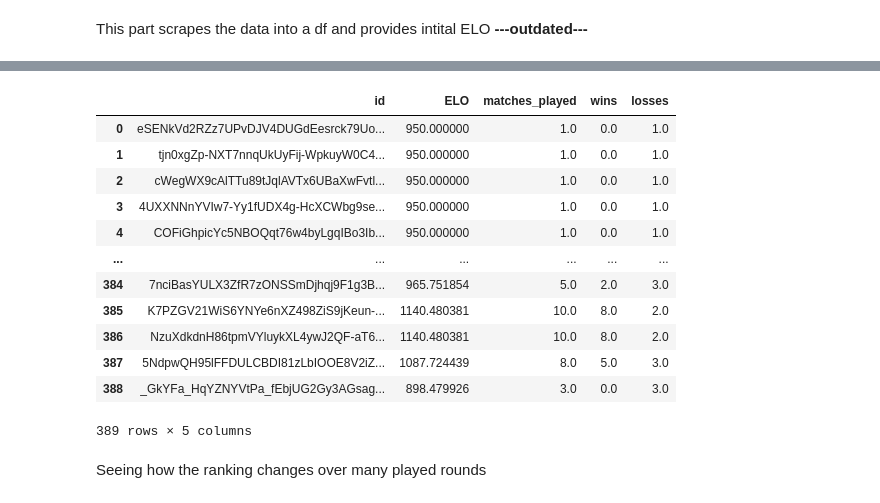
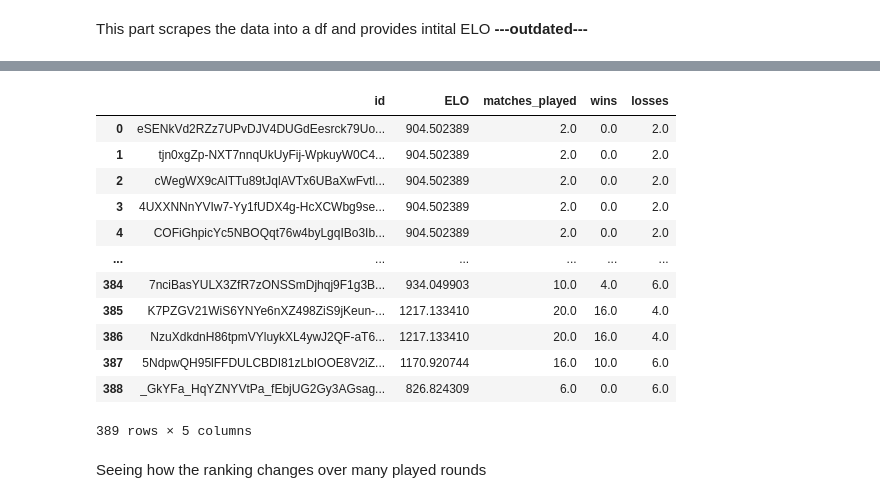
Before and after one commit to levente-murgas/hackathon, a Jupyter notebook: jupyter_analysis/gamerank core.ipynb, the cells around one changed output, grey strips where cells are left out. Drawn from its saved outputs; the diff is of its cells as text; code cells hidden in the pictures.

```diff
--- a/jupyter_analysis/gamerank core.ipynb
+++ b/jupyter_analysis/gamerank core.ipynb
@@ -100,34 +100,52 @@ for i in range(1, len(data)):
 
     winners = get_field_values(participants, 'win')
     if not any(winners):
-        #TODO draw needs to be handled
-        continue
+        teamAELO = 0.0
+        teamBELO = 0.0
+        for n in range(5):
+            teamAELO += playersdf.loc[playersdf['id'] == (participants[0][n]), 'ELO'].values[0] / 5
+        for n in range(5, 10):
+            teamBELO += playersdf.loc[playersdf['id'] == (participants[0][n]), 'ELO'].values[0] / 5
+        expA = expected_result(teamAELO, teamBELO)
+        deltaAELO = k * (0.5 - expA)
+        expB = expected_result(teamBELO, teamAELO)
+        deltaBELO = k * (0.5 - expB)
+        print('-------------------------------------')
+        print('\n', i, ' A ELO: ', teamAELO, ' B ELO: ', teamBELO)
+        print(i, ' deltaAELO: ', deltaAELO, ' deltaBELO: ', deltaBELO)
 
-    winnerteam = []
-    loserteam = []
-    winnerELO = 0.0
-    loserELO = 0.0
-    for n, w in enumerate(winners):
-        if w:
-            winnerteam.append(participants[0][n])
-            winnerELO += playersdf.loc[playersdf['id'] == (participants[0][n]), 'ELO'].values[0] / 5
-        else:
-            loserteam.append(participants[0][n])
-            loserELO += playersdf.loc[playersdf['id'] == (participants[0][n]), 'ELO'].values[0] / 5
+        for n in range(5):
+            playersdf.loc[playersdf['id'] == (participants[0][n]), 'ELO'] += deltaAELO
+        for n in range(5, 10):
+            playersdf.loc[playersdf['id'] == (participants[0][n]), 'ELO'] += deltaBELO
 
-    k = 100.0
-    expected_winner = expected_result(winnerELO, loserELO)
-    delta_winnerELO = k * (1 - expected_winner)
-    expected_loser = expected_result(loserELO, winnerELO)
-    delta_loserELO = k * (0 - expected_loser)
-    print(i, ' Delta_WinnerELO: ', delta_winnerELO, ' delta_loserELO: ', delta_loserELO)
-    print(i, ' WinnerELO: ', winnerELO, ' loserELO: ', loserELO, '\n')
 
-    for n, w in enumerate(winners):
-        if w:
-            playersdf.loc[playersdf['id'] == (participants[0][n]), 'ELO'] += delta_winnerELO
-        else:
-            playersdf.loc[playersdf['id'] == (participants[0][n]), 'ELO'] += delta_loserELO
+    else:
+        winnerteam = []
+        loserteam = []
+        winnerELO = 0.0
+        loserELO = 0.0
+        for n, w in enumerate(winners):
+            if w:
+                winnerteam.append(participants[0][n])
+                winnerELO += playersdf.loc[playersdf['id'] == (participants[0][n]), 'ELO'].values[0] / 5
+            else:
+                loserteam.append(participants[0][n])
+                loserELO += playersdf.loc[playersdf['id'] == (participants[0][n]), 'ELO'].values[0] / 5
+
+        k = 100.0
+        expected_winner = expected_result(winnerELO, loserELO)
+        delta_winnerELO = k * (1 - expected_winner)
+        expected_loser = expected_result(loserELO, winnerELO)
+        delta_loserELO = k * (0 - expected_loser)
+        print('\n', i, ' WinnerELO: ', winnerELO, ' loserELO: ', loserELO)
+        print(i, ' Delta_WinnerELO: ', delta_winnerELO, ' delta_loserELO: ', delta_loserELO)
+
+        for n, w in enumerate(winners):
+            if w:
+                playersdf.loc[playersdf['id'] == (participants[0][n]), 'ELO'] += delta_winnerELO
+            else:
+                playersdf.loc[playersdf['id'] == (participants[0][n]), 'ELO'] += delta_loserELO
 
 
 
@@ -153,15 +171,15 @@ playersdf
 |  | id | ELO | matches_played | wins | losses |
-| 0 | eSENkVd2RZz7UPvDJV4DUGdEesrck79Uo... | 950.000000 | 1.0 | 0.0 | 1.0 |
-| 1 | tjn0xgZp-NXT7nnqUkUyFij-WpkuyW0C4... | 950.000000 | 1.0 | 0.0 | 1.0 |
-| 2 | cWegWX9cAlTTu89tJqlAVTx6UBaXwFvtl... | 950.000000 | 1.0 | 0.0 | 1.0 |
-| 3 | 4UXXNNnYVIw7-Yy1fUDX4g-HcXCWbg9se... | 950.000000 | 1.0 | 0.0 | 1.0 |
-| 4 | COFiGhpicYc5NBOQqt76w4byLgqIBo3Ib... | 950.000000 | 1.0 | 0.0 | 1.0 |
+| 0 | eSENkVd2RZz7UPvDJV4DUGdEesrck79Uo... | 904.502389 | 2.0 | 0.0 | 2.0 |
+| 1 | tjn0xgZp-NXT7nnqUkUyFij-WpkuyW0C4... | 904.502389 | 2.0 | 0.0 | 2.0 |
+| 2 | cWegWX9cAlTTu89tJqlAVTx6UBaXwFvtl... | 904.502389 | 2.0 | 0.0 | 2.0 |
+| 3 | 4UXXNNnYVIw7-Yy1fUDX4g-HcXCWbg9se... | 904.502389 | 2.0 | 0.0 | 2.0 |
+| 4 | COFiGhpicYc5NBOQqt76w4byLgqIBo3Ib... | 904.502389 | 2.0 | 0.0 | 2.0 |
 | ... | ... | ... | ... | ... | ... |
-| 384 | 7nciBasYULX3ZfR7zONSSmDjhqj9F1g3B... | 965.751854 | 5.0 | 2.0 | 3.0 |
-| 385 | K7PZGV21WiS6YNYe6nXZ498ZiS9jKeun-... | 1140.480381 | 10.0 | 8.0 | 2.0 |
-| 386 | NzuXdkdnH86tpmVYluykXL4ywJ2QF-aT6... | 1140.480381 | 10.0 | 8.0 | 2.0 |
-| 387 | 5NdpwQH95lFFDULCBDI81zLbIOOE8V2iZ... | 1087.724439 | 8.0 | 5.0 | 3.0 |
-| 388 | _GkYFa_HqYZNYVtPa_fEbjUG2Gy3AGsag... | 898.479926 | 3.0 | 0.0 | 3.0 |
+| 384 | 7nciBasYULX3ZfR7zONSSmDjhqj9F1g3B... | 934.049903 | 10.0 | 4.0 | 6.0 |
+| 385 | K7PZGV21WiS6YNYe6nXZ498ZiS9jKeun-... | 1217.133410 | 20.0 | 16.0 | 4.0 |
+| 386 | NzuXdkdnH86tpmVYluykXL4ywJ2QF-aT6... | 1217.133410 | 20.0 | 16.0 | 4.0 |
+| 387 | 5NdpwQH95lFFDULCBDI81zLbIOOE8V2iZ... | 1170.920744 | 16.0 | 10.0 | 6.0 |
+| 388 | _GkYFa_HqYZNYVtPa_fEbjUG2Gy3AGsag... | 826.824309 | 6.0 | 0.0 | 6.0 |
 389 rows × 5 columns
 # %% [markdown]
 Seeing how the ranking changes over many played rounds
```
Also changed, not shown: parts of 13 cells of this notebook, 8 other files.
